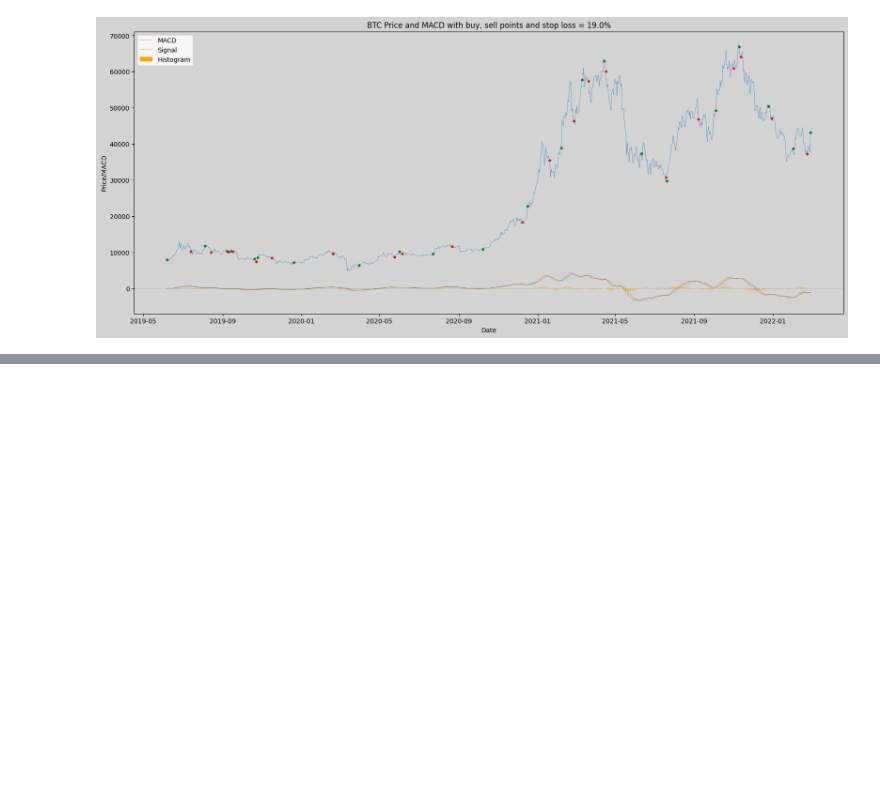
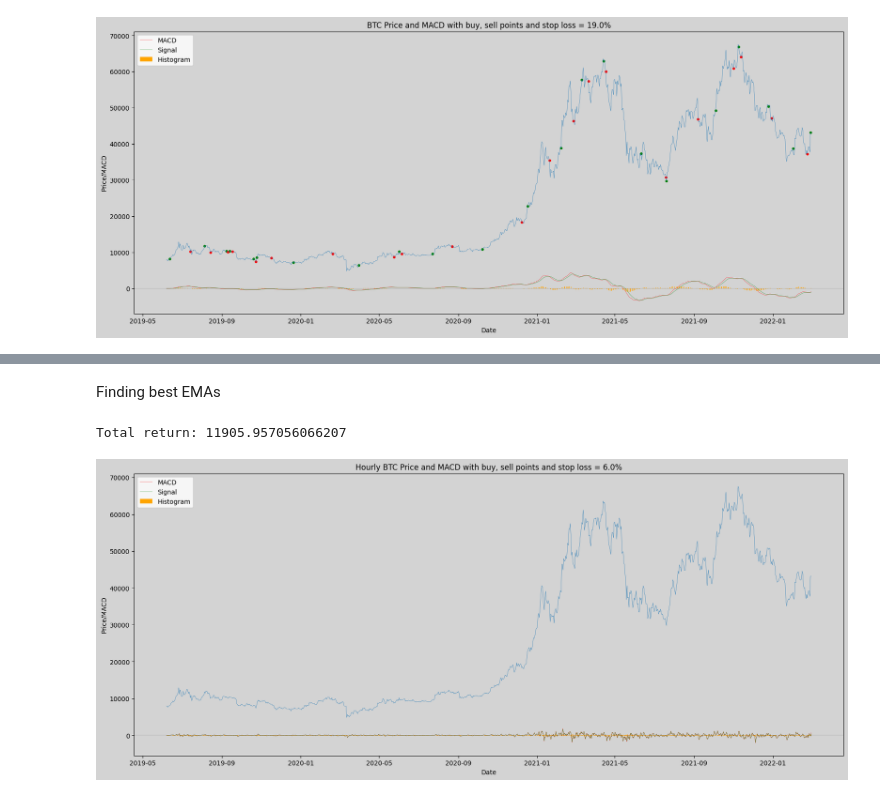
Before and after one commit to timschopinski/macd-analysis, a Jupyter notebook: main.ipynb, the cells around one changed output, grey strips where cells are left out. Saved outputs shown, nothing was run; the diff lists cells and outputs as text; code cells hidden in the pictures; blank space fills up the shorter version.

Commit message:
hourly dataset added

```diff
--- a/main.ipynb
+++ b/main.ipynb
@@ -330,0 +339,11 @@ plt.show()
+# %%
+from backtesting.macd_backtester import MACDTester
+from datasets.btc_data import get_data
+from strategies.macd import get_macd
+from utils.time_frame import TimeFrame
+
+data = get_data(TimeFrame.HOURLY, date_from='2019-06-07', date_to='2022-03-01')
+print(data)
+macd_data = get_macd(data)
+macd_tester = MACDTester(macd_data)
+print(f'Total return: {macd_tester.get_total_return()}$')
@@ -330,0 +368,6 @@ plt.show()
+# %%
+from optimization.stop_loss_optimization import get_optimized_stop_loss
+stop_loss = get_optimized_stop_loss(data)
+print(f'Stop loss: {stop_loss}')
+macd_tester = MACDTester(macd_data)
+print(f'Total return with stop loss: {macd_tester.get_total_return()}$')
@@ -330,0 +377,2 @@ plt.show()
+# %% [markdown]
+Finding best EMAs
@@ -330,0 +381,31 @@ plt.show()
+# %%
+macd_data = get_macd(data, 24, 45)
+macd_tester = MACDTester(macd_data, stop_loss=stop_loss)
+print(f'Total return: {macd_tester.get_total_return()}$')
+buy_dates = macd_tester.get_buy_dates()
+buy_prices = macd_tester.get_buy_prices()
+sell_dates = macd_tester.get_sell_dates()
+sell_prices = macd_tester.get_sell_prices()
+
+fig, ax = plt.subplots(figsize=(20, 8))
+
+# set the background color of the axes
+ax.set_facecolor('lightgray')
+fig.set_facecolor('lightgray')
+plt.plot(btc_data['close'], lw=0.4)
+plt.plot(macd_data['macd'], label='MACD', color='red', lw=0.3)
+plt.plot(macd_data['signal'], label='Signal', color='green', lw=0.3)
+plt.bar(macd_data.index, macd_data['histogram'], color='orange', width=0.4, label='Histogram')
+
+plt.axhline(0, color='black', lw=0.1)
+
+plt.xlabel('Date')
+plt.ylabel('Price/MACD')
+plt.title(f'Hourly BTC Price and MACD with buy, sell points and stop loss = {stop_loss * 100}%')
+plt.legend(loc='upper left')
+
+plt.savefig('charts/hourly_macd_optimized_with_stop_loss.png')
+plt.show()
+# %% [output]
+Total return: 11905.957056066207
+[figure, added]
```
Also changed, not shown: parts of 10 cells of this notebook, 11 other files.
